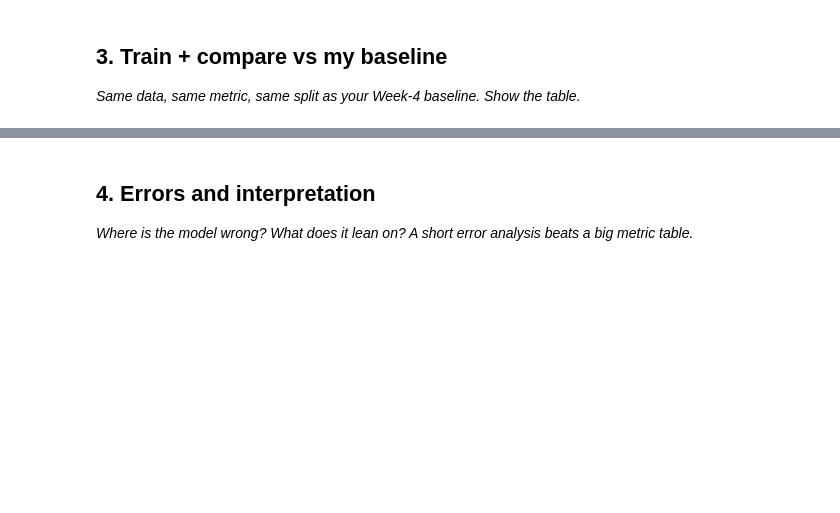
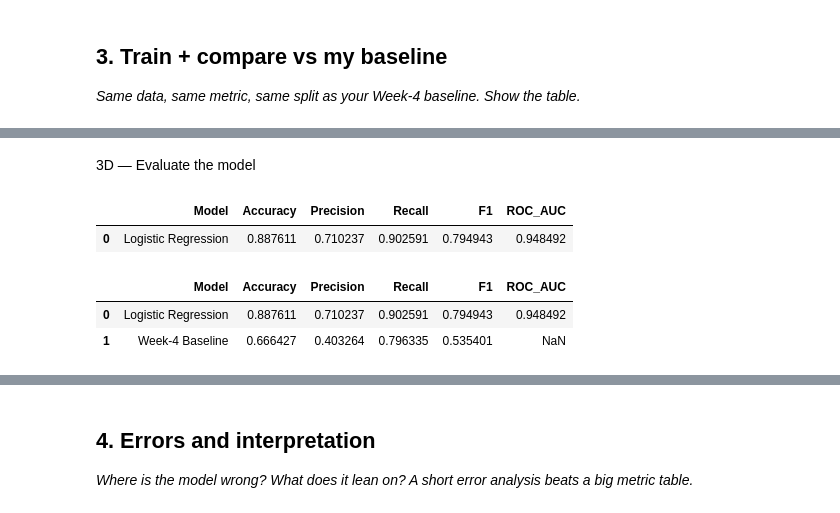
Before and after one commit to kiran162005/flyrank-ml, a Jupyter notebook: work/notebooks/w05_model.ipynb, the cells around one changed output, grey strips where cells are left out. Drawn from its saved outputs; the diff is of its cells as text; code cells hidden in the pictures; blank space fills up the shorter version.

```diff
--- a/work/notebooks/w05_model.ipynb
+++ b/work/notebooks/w05_model.ipynb
@@ -20,0 +345,33 @@ This skeleton is yours to fill. Work the sections **in order** — each one has
+# %% [markdown]
+3D — Evaluate the model
+# %%
+model_metrics = {
+    "Model": "Logistic Regression",
+    "Accuracy": accuracy_score(y_test, model_prediction),
+    "Precision": precision_score(
+        y_test,
+        model_prediction,
+        zero_division=0
+    ),
+    "Recall": recall_score(
+        y_test,
+        model_prediction,
+        zero_division=0
+    ),
+    "F1": f1_score(
+        y_test,
+        model_prediction,
+        zero_division=0
+    ),
+    "ROC_AUC": roc_auc_score(
+        y_test,
+        model_probability
+    )
+}
+
+display(
+    __import__("pandas").DataFrame([model_metrics])
+)
+# %% [output]
+|  | Model | Accuracy | Precision | Recall | F1 | ROC_AUC |
+| 0 | Logistic Regression | 0.887611 | 0.710237 | 0.902591 | 0.794943 | 0.948492 |
@@ -20,0 +401,36 @@ This skeleton is yours to fill. Work the sections **in order** — each one has
+# %%
+baseline_prediction = comparison["baseline_prediction"].astype(int)
+
+baseline_metrics = {
+    "Model": "Week-4 Baseline",
+    "Accuracy": accuracy_score(
+        y_test,
+        baseline_prediction
+    ),
+    "Precision": precision_score(
+        y_test,
+        baseline_prediction,
+        zero_division=0
+    ),
+    "Recall": recall_score(
+        y_test,
+        baseline_prediction,
+        zero_division=0
+    ),
+    "F1": f1_score(
+        y_test,
+        baseline_prediction,
+        zero_division=0
+    )
+}
+
+comparison_table = __import__("pandas").DataFrame([
+    model_metrics,
+    baseline_metrics
+])
+
+display(comparison_table)
+# %% [output]
+|  | Model | Accuracy | Precision | Recall | F1 | ROC_AUC |
+| 0 | Logistic Regression | 0.887611 | 0.710237 | 0.902591 | 0.794943 | 0.948492 |
+| 1 | Week-4 Baseline | 0.666427 | 0.403264 | 0.796335 | 0.535401 | NaN |
```
Also changed, not shown: parts of 14 cells of this notebook.
